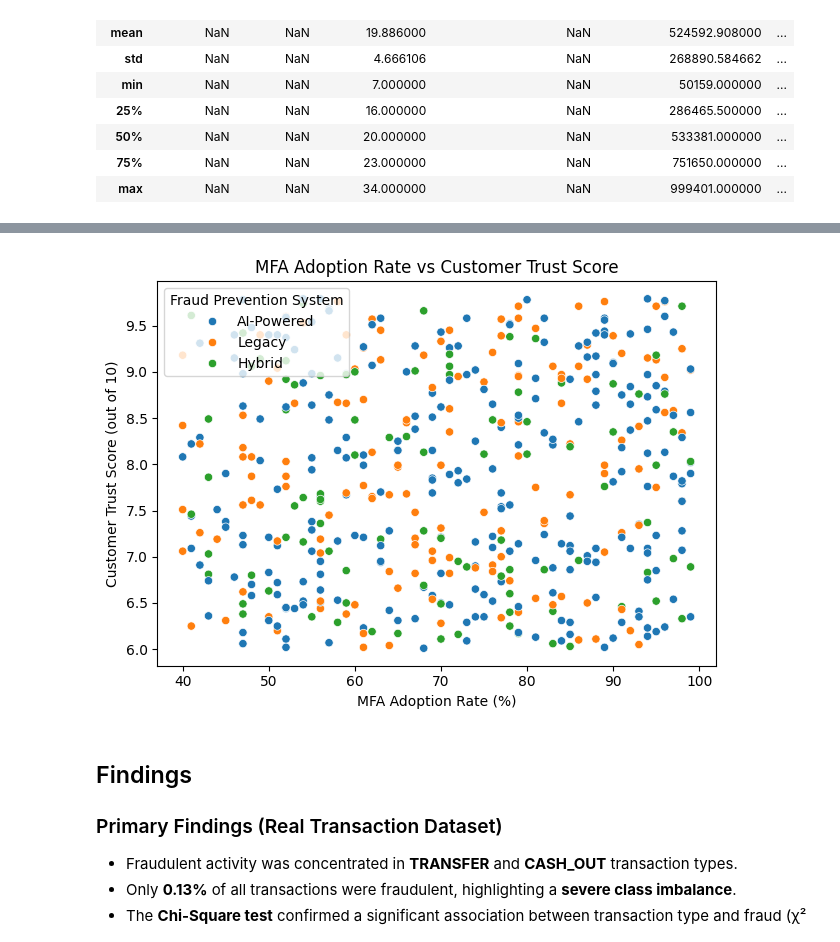
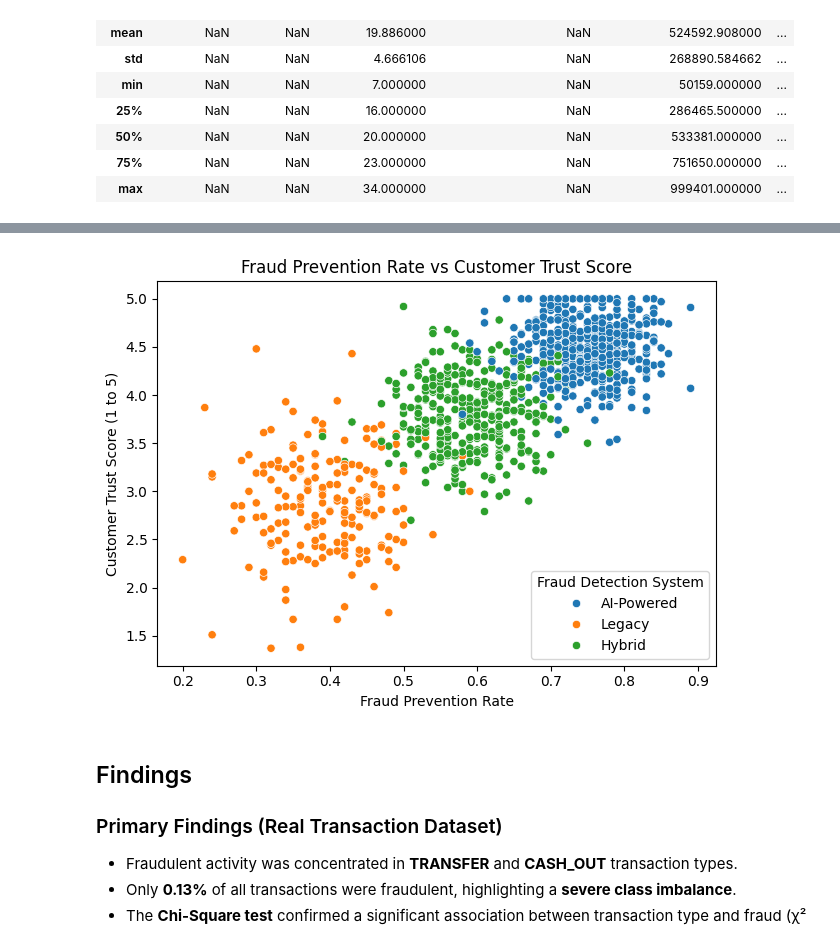
Before and after one commit to Swapnil2409/Financial-Fraud-Detection, a Jupyter notebook: Assignment-4/Fortune500_Fraud_Analysis.ipynb, the cells around one changed output, grey strips where cells are left out. Saved outputs shown, nothing was run; the diff lists cells and outputs as text; code cells hidden in the pictures.

```diff
--- a/Assignment-4/Fortune500_Fraud_Analysis.ipynb
+++ b/Assignment-4/Fortune500_Fraud_Analysis.ipynb
@@ -8,6 +8,6 @@ import matplotlib.pyplot as plt
 import seaborn as sns
 # %%
 # Step 2: Load the dataset
-df = pd.read_csv('./data/Fortune500_Fraud_Analysis_Data.csv')
+df = pd.read_csv('./data/Fortune500_Fraud_Analysis_Updated.csv')
 df.head()
 # %% [output]
@@ -58,19 +64,19 @@ plt.show()
 # %%
-# Step 6: MFA Adoption and Trust Score
+# Step 6: Fraud Prevention vs Customer Trust
 sns.scatterplot(
     data=df,
-    x='MFA_Adoption_Rate',
+    x='Fraud_Prevention_Rate',
     y='Customer_Trust_Score',
-    hue='Fraud_Prevention_System'
+    hue='Fraud_Detection_System'
 )
-plt.title('MFA Adoption Rate vs Customer Trust Score')
-plt.xlabel('MFA Adoption Rate (%)')
-plt.ylabel('Customer Trust Score (out of 10)')
-plt.legend(title='Fraud Prevention System')
+plt.title('Fraud Prevention Rate vs Customer Trust Score')
+plt.xlabel('Fraud Prevention Rate')
+plt.ylabel('Customer Trust Score (1 to 5)')
+plt.legend(title='Fraud Detection System')
 plt.tight_layout()
 plt.show()
 # %% [output]
-[figure, old version]
+[figure, new version]
 # %% [markdown]
 ## Findings
 
```
Also changed, not shown: parts of 3 cells of this notebook, 3 other files.
